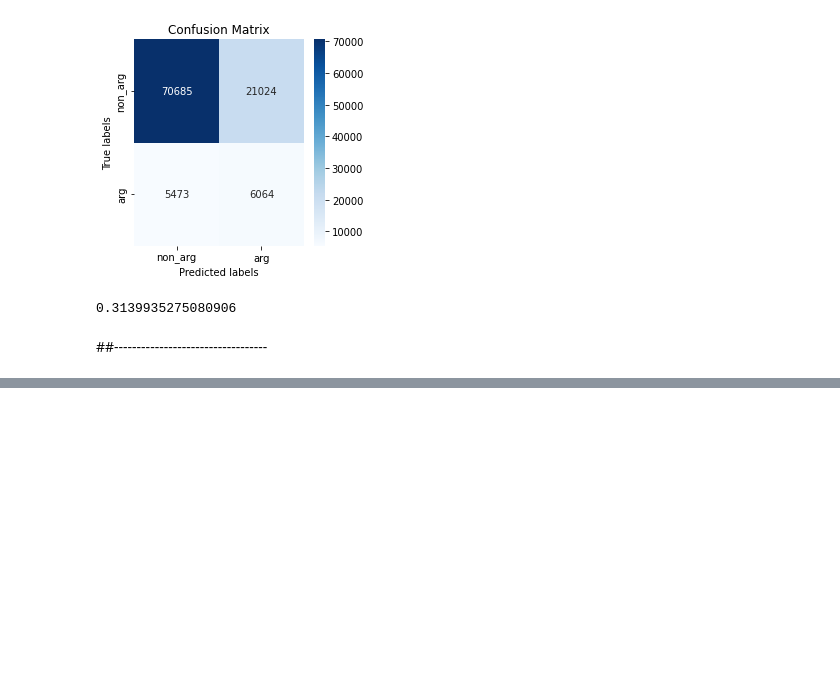
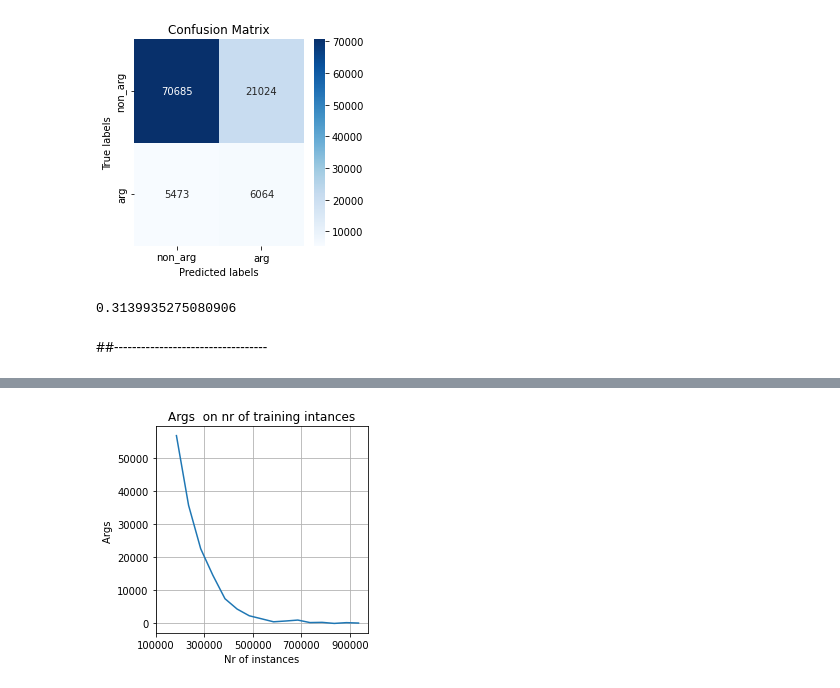
Before and after one commit to hasan-sh/advanced-nlp, a Jupyter notebook: Firstmodel_baseline.ipynb, the cells around one changed output, grey strips where cells are left out. Saved outputs shown, nothing was run; the diff lists cells and outputs as text; code cells hidden in the pictures; blank space fills up the shorter version.

```diff
--- a/Firstmodel_baseline.ipynb
+++ b/Firstmodel_baseline.ipynb
@@ -549,0 +693,4 @@ def process_generic_dataset(df):
+# %%
+plot_downsampling_study(n_samples,true_predicts,"Args ")
+# %% [output]
+[figure, added]
```
Also changed, not shown: parts of 78 cells of this notebook.
